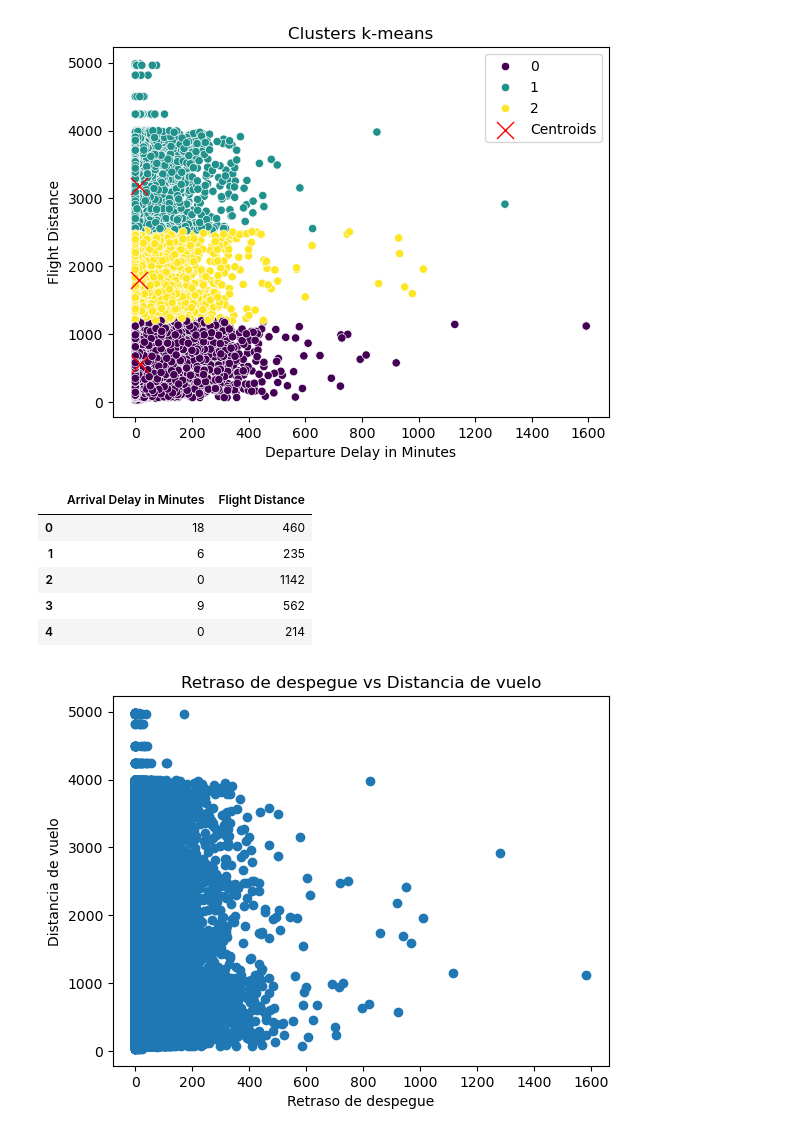
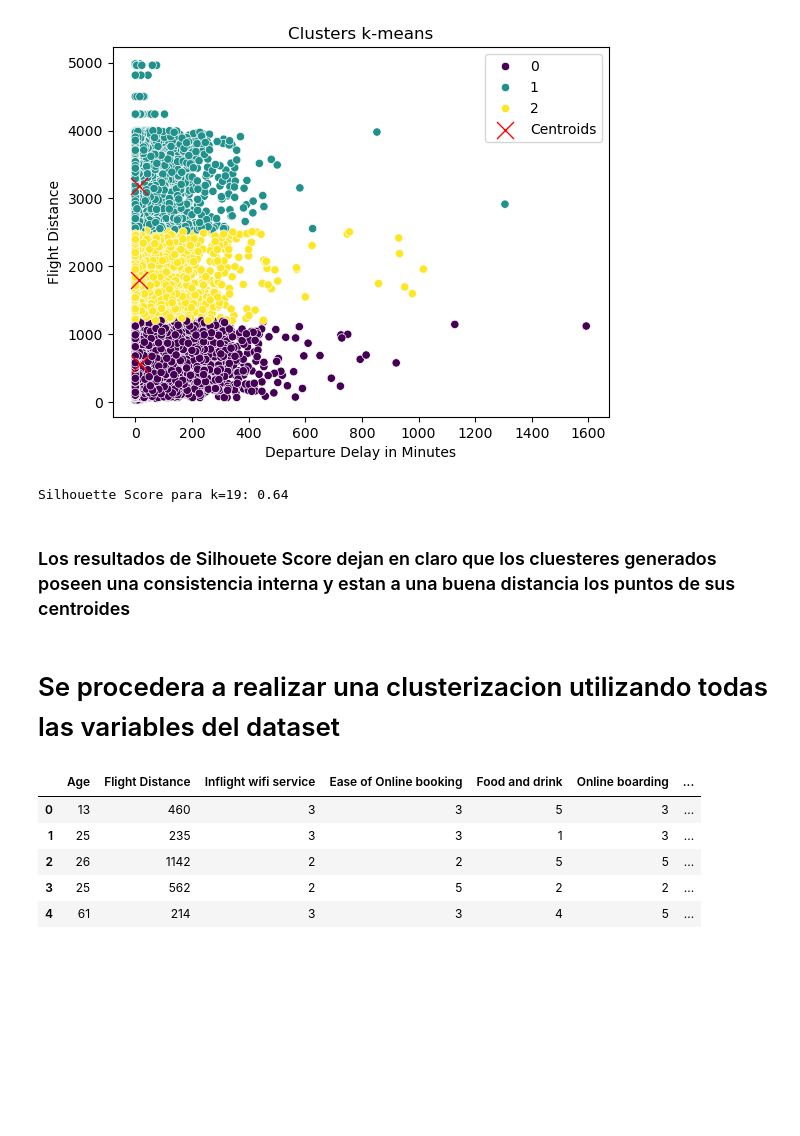
Before and after one commit to AniMuoz/Proyecto-Ciencia-de-datos, a Jupyter notebook: clusterizacion.ipynb, the cells around one changed output. Drawn from its saved outputs; the diff is of its cells as text; code cells hidden in the pictures; blank space fills up the shorter version.

Commit message:
se añadio clusterizacion con todas las variables

```diff
--- a/clusterizacion.ipynb
+++ b/clusterizacion.ipynb
@@ -225,21 +235,35 @@ plt.legend()
 plt.show()
 # %% [output]
 [figure]
+# %%
+score = silhouette_score(ddmvfd, clusters2)
+print(f"Silhouette Score para k={k}: {score:.2f}")
+# %% [output]
+Silhouette Score para k=19: 0.64
+# %% [markdown]
+### Los resultados de Silhouete Score dejan en claro que los cluesteres generados poseen una consistencia interna y estan a una buena distancia los puntos de sus centroides
+# %% [markdown]
+# Se procedera a realizar una clusterizacion utilizando todas las variables del dataset
 # %%
-ddmvfd2 = data[["Arrival Delay in Minutes","Flight Distance"]]
-ddmvfd2.head()
+todo = [
+    'Age', 'Flight Distance', 'Inflight wifi service',
+    'Ease of Online booking', 'Food and drink', 'Online boarding',
+    'Seat comfort', 'Inflight entertainment', 'On-board service',
+    'Leg room service', 'Baggage handling', 'Checkin service',
+    'Inflight service', 'Cleanliness', 'Customer Type_encoded',
+    'Type of Travel_encoded', 'Gender_encoded', 'Class_Business',
+    'Class_Eco', 'Class_Eco Plus'
+]
+
+All_in = data[todo]
+All_in.head()
 # %% [output]
-|  | Arrival Delay in Minutes | Flight Distance |
-| 0 | 18 | 460 |
-| 1 | 6 | 235 |
-| 2 | 0 | 1142 |
-| 3 | 9 | 562 |
-| 4 | 0 | 214 |
+|  | Age | Flight Distance | Inflight wifi service | Ease of Online booking | Food and drink | Online boarding | ... |
+| 0 | 13 | 460 | 3 | 3 | 5 | 3 | ... |
+| 1 | 25 | 235 | 3 | 3 | 1 | 3 | ... |
+| 2 | 26 | 1142 | 2 | 2 | 5 | 5 | ... |
+| 3 | 25 | 562 | 2 | 5 | 2 | 2 | ... |
+| 4 | 61 | 214 | 3 | 3 | 4 | 5 | ... |
 # %%
-plt.scatter(ddmvfd2['Arrival Delay in Minutes'], ddmvfd2['Flight Distance'])
-plt.title('Retraso de despegue vs Distancia de vuelo')
-plt.xlabel('Retraso de despegue')
-plt.ylabel('Distancia de vuelo')
-plt.show()
+scaler = StandardScaler()
+All_in_scaled = scaler.fit_transform(All_in)
-# %% [output]
-[figure, removed]
```
Also changed, not shown: parts of 21 cells of this notebook.
